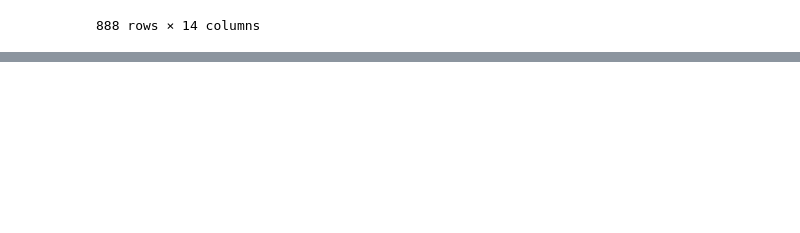
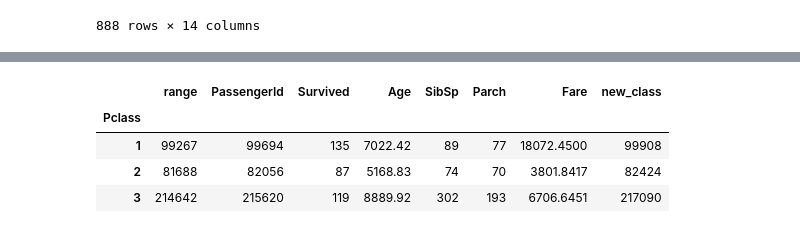
Before and after one commit to interrupted-dev/alpha, a Jupyter notebook: Pandas.ipynb, the cells around one changed output, grey strips where cells are left out. Saved outputs shown, nothing was run; the diff lists cells and outputs as text; code cells hidden in the pictures; blank space fills up the shorter version.

```diff
--- a/Pandas.ipynb
+++ b/Pandas.ipynb
@@ -1384,0 +1447,10 @@ hello world
+# %%
+ndf = numeric_df.groupby('Pclass')                   #******
+# %%
+ndf.sum()
+# %% [output]
+|  | range | PassengerId | Survived | Age | SibSp | Parch | Fare | new_class |
+| Pclass |  |  |  |  |  |  |  |  |
+| 1 | 99267 | 99694 | 135 | 7022.42 | 89 | 77 | 18072.4500 | 99908 |
+| 2 | 81688 | 82056 | 87 | 5168.83 | 74 | 70 | 3801.8417 | 82424 |
+| 3 | 214642 | 215620 | 119 | 8889.92 | 302 | 193 | 6706.6451 | 217090 |
```
Also changed, not shown: parts of 24 cells of this notebook.
